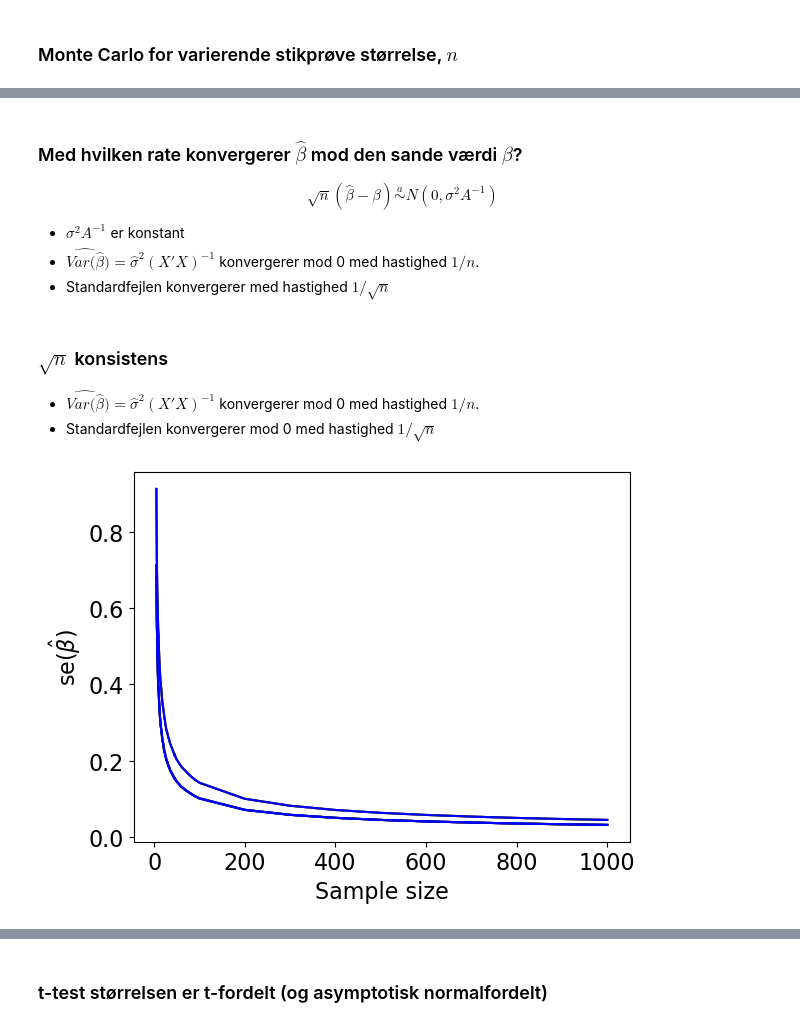
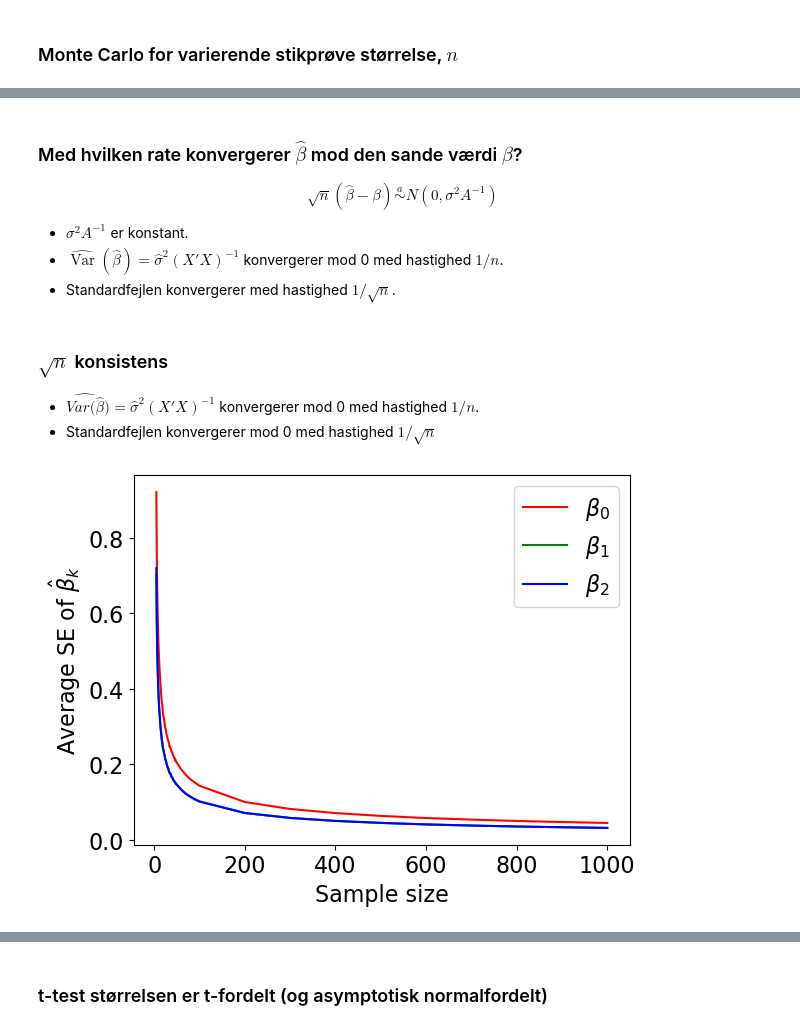
Before and after one commit to bschjerning/EconometricsA, a Jupyter notebook: 1_lectures/06_simulation/06_simulation_examples.ipynb, the cells around one changed output, grey strips where cells are left out. Cells and saved outputs as stored; diff of their text form; code cells hidden in the pictures.

```diff
--- a/1_lectures/06_simulation/06_simulation_examples.ipynb
+++ b/1_lectures/06_simulation/06_simulation_examples.ipynb
@@ -360,9 +373,13 @@ N1 = np.arange(5, 51, 1); N2 = np.arange(60, 101, 10); N3 = np.arange(200, 1001,
 N = np.concatenate([N1, N2, N3])
 mean_b = np.empty((len(N), len(beta0)))
 mean_se = np.empty((len(N), len(beta0)))
+mean_var = np.empty((len(N), len(beta0)))
+simulator_n= lambda n: simulate(n, beta=beta0, sigma_u=1, mu_x1=0, sigma_x1=1, mu_eta=1, sigma_eta=1,rho_x=0, rho_xu=0, dist='normal')
+
 for i, n in enumerate(N):
     b, se = monte_carlo(lambda: simulator_n(n), S=1000)
     mean_b[i] = b.mean()
     mean_se[i] = se.mean()
+    mean_var[i] = (se**2).mean()  # Estimated variance for each coefficient
 # %% [markdown]
 ### OLS er asymptotisk unbiased
@@ -411,18 +436,24 @@ Avar:
 # %% [markdown]
 ### Med hvilken rate konvergerer $\hat{\beta}$ mod den sande værdi $\beta$?
-$$		\sqrt{n}(\hat{\beta} - \beta) \overset{a}{\sim} N\left(0, \sigma^2 A^{-1} \right)$$
-- $\sigma^2 A^{-1}$ er konstant
-- $\widehat{Var({\hat{\beta}}})=\hat{\sigma}^2 (X'X)^{-1}$ konvergerer mod 0 med hastighed $1/n$.
-- Standardfejlen konvergerer med hastighed $1/\sqrt{n}$
+
+$$
+\sqrt{n}(\hat{\beta}-\beta)
+\overset{a}{\sim} N\left(0,\sigma^2 A^{-1}\right)
+$$
+
+- $\sigma^2 A^{-1}$ er konstant.
+- $\widehat{\operatorname{Var}}(\hat{\beta})=\hat{\sigma}^2(X'X)^{-1}$ konvergerer mod 0 med hastighed $1/n$.
+- Standardfejlen konvergerer med hastighed $1/\sqrt{n}$.
 # %% [markdown]
 ###  $\sqrt{n}$ konsistens
 - $\widehat{Var({\hat{\beta}}})=\hat{\sigma}^2 (X'X)^{-1}$ konvergerer mod 0 med hastighed $1/n$.
 - Standardfejlen konvergerer mod 0 med hastighed $1/\sqrt{n}$
 # %%
 for k, beta in enumerate(beta0):
-    plt.plot(N, mean_se, color = col[k])
+    plt.plot(N, mean_se[:, k], color=col[k], label=rf'$\beta_{k}$')
 plt.xlabel('Sample size')
-plt.ylabel('se($\\hat{\\beta}$)')
+plt.ylabel(r'Average SE of $\hat{\beta}_k$')
+plt.legend()
 plt.show()
 # %% [output]
-[figure, old version]
+[figure, new version]
```
Also changed, not shown: parts of 24 cells of this notebook.
